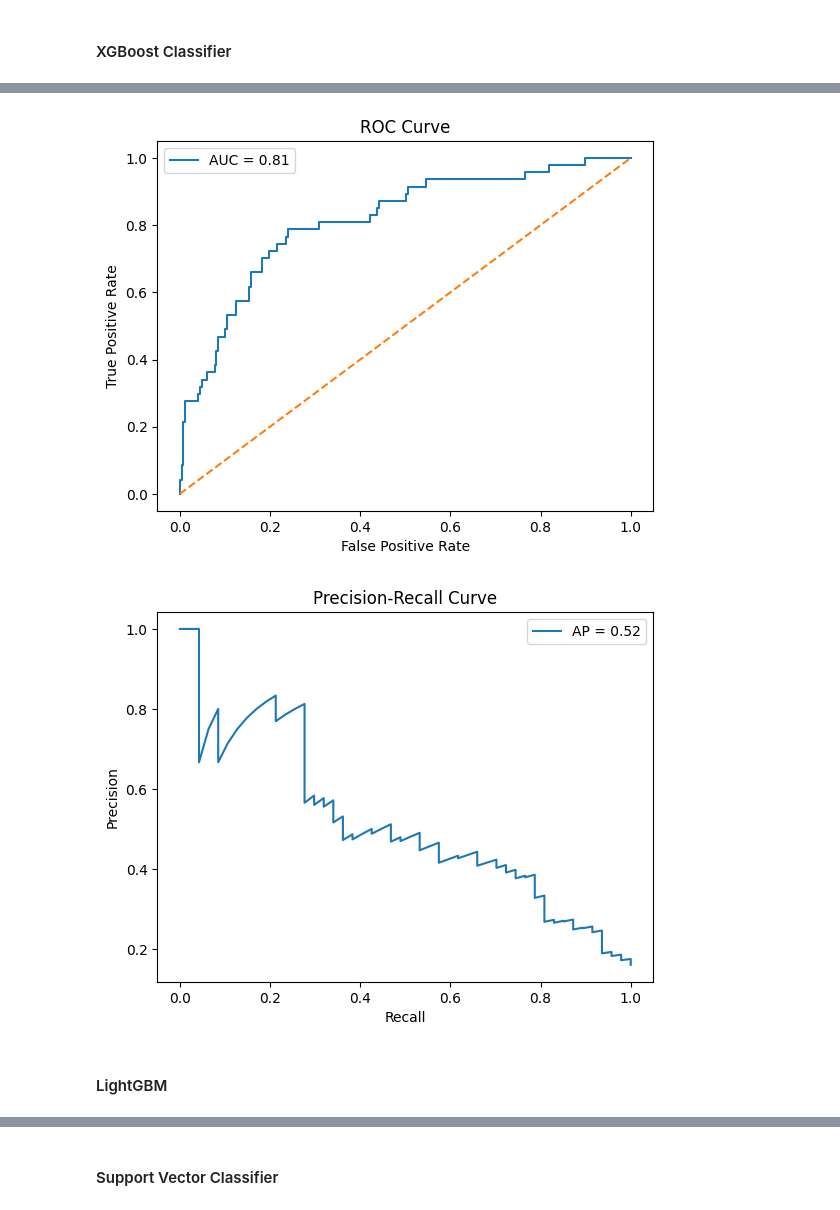
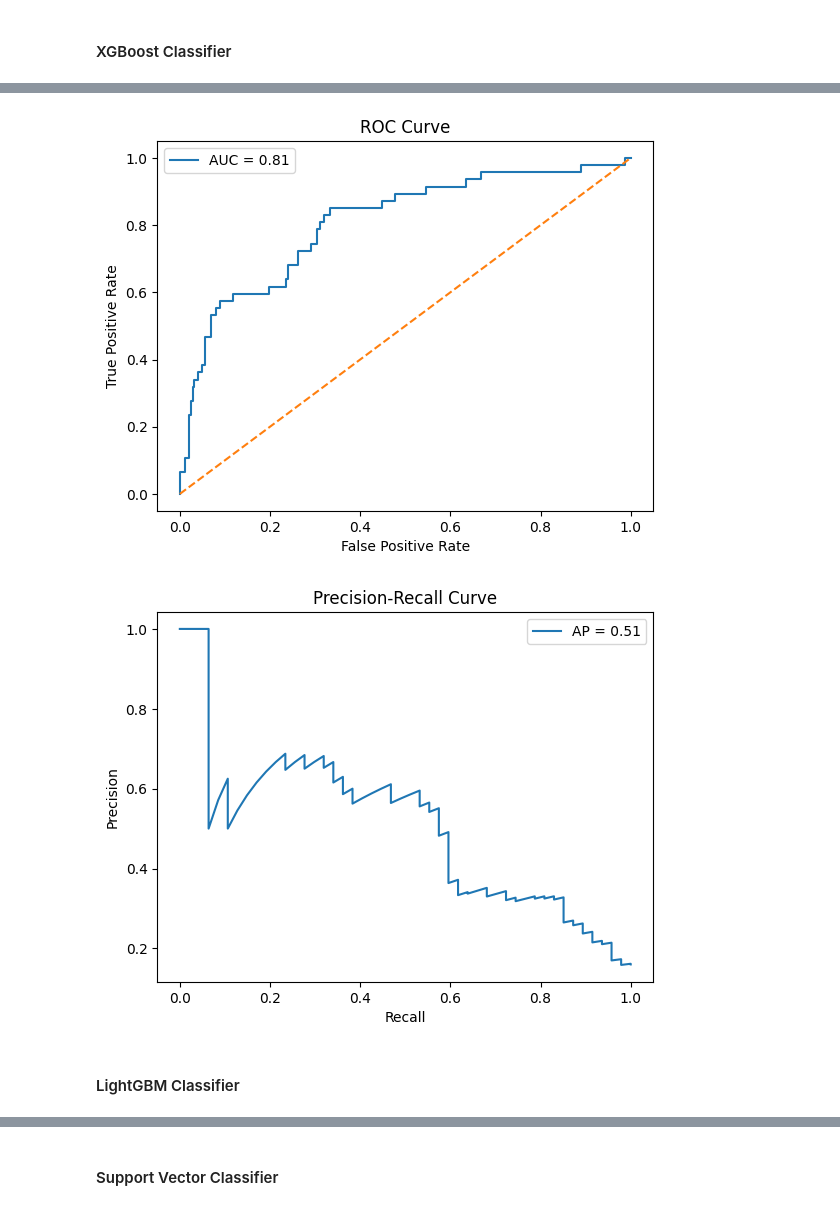
Before and after one commit to CreativeTob/InsightHQ, a Jupyter notebook: main.ipynb, the cells around one changed output, grey strips where cells are left out. Saved outputs shown, nothing was run; the diff lists cells and outputs as text; code cells hidden in the pictures.

```diff
--- a/main.ipynb
+++ b/main.ipynb
@@ -1224,7 +1322,7 @@ print(df.shape)
 # %%
 # Define x
 
-x = df.drop( columns = ['Attrition','DailyRate', 'EducationField', 'HourlyRate', 'MonthlyIncome', 'MonthlyRate', 'StockOptionLevel','PercentSalaryHike'])
+x = df.drop( columns = ['Attrition','DailyRate', 'EducationField', 'HourlyRate', 'MonthlyIncome', 'MonthlyRate', 'Education', 'BusinessTravel','Gender','PerformanceRating','YearsAtCompany'])
 
 x.shape
 # %% [output]
@@ -1462,6 +1560,7 @@ param_grid_lr = {
 }
 
 scoring = {
+    'f1_macro': 'f1_macro',
     'f1_pos': make_scorer(f1_score, pos_label=1),
     'recall_pos': make_scorer(recall_score, pos_label=1)
 }
@@ -1471,12 +1570,12 @@ grid_lr = GridSearchCV(
     param_grid=param_grid_lr,
     cv=cv,
     scoring=scoring,
-    refit='f1_pos',
+    refit='f1_macro',
     n_jobs=-1,
     verbose=2
 )
 
-model_metric(Pipe_lr_balanced, ['f1','precision', 'recall', 'roc_auc'])
+model_metric(Pipe_lr_balanced, ['f1_macro','f1','precision', 'recall', 'roc_auc'])
 
 lr_fit = grid_search(grid_lr)
 
@@ -1801,13 +1918,13 @@ grid_xgbc = GridSearchCV(
     param_grid=param_grid_xgbc,
     cv=cv,
     scoring=scoring,
-    refit='f1_pos',
+    refit='f1_macro',
     n_jobs=-1,
     verbose=2,
     error_score= 'raise'
 )
 
-model_metric(Pipe_xgbc_balanced, ['f1', 'precision', 'recall', 'roc_auc'])
+model_metric(Pipe_xgbc_balanced, ['f1_macro','f1', 'precision', 'recall', 'roc_auc'])
 
 xgbc_fit = grid_search(grid_xgbc)
 
@@ -1871,9 +1962,9 @@ final_xgbc = ImbPipeline([
     ('Preprocessors', preprocessors),
     ('scaler', StandardScaler()),
     ('smote', SMOTE()),
-    ('xgbc', XGBClassifier(random_state=42,scale_pos_weight=scale_pos_weight,**xgbc_clean_params))
+    ('model', XGBClassifier(random_state=42,scale_pos_weight=scale_pos_weight,**xgbc_clean_params))
 
 ])
 
-model_metric(final_xgbc, ['f1','precision', 'recall', 'roc_auc'])
+model_metric(final_xgbc, ['f1_macro', 'f1','precision', 'recall', 'roc_auc'])
 # %% [output]
@@ -1898,7 +1989,7 @@ weighted avg       0.79      0.80      0.79       294
-[figure, old version]
+[figure, new version]
-[figure, old version]
+[figure, new version]
 # %% [markdown]
-#### LightGBM
+#### LightGBM Classifier
 # %%
 Pipe_lgbm = Pipeline([
 
```
Also changed, not shown: parts of 53 cells of this notebook, 1 other file.
